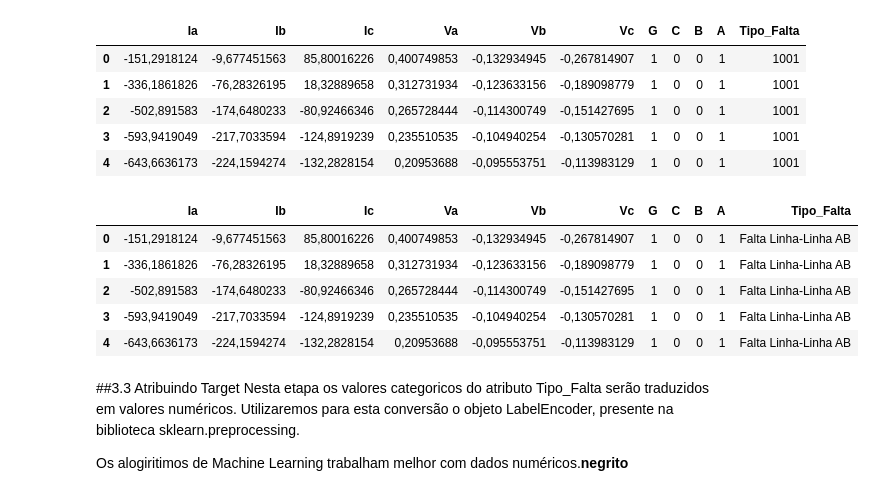
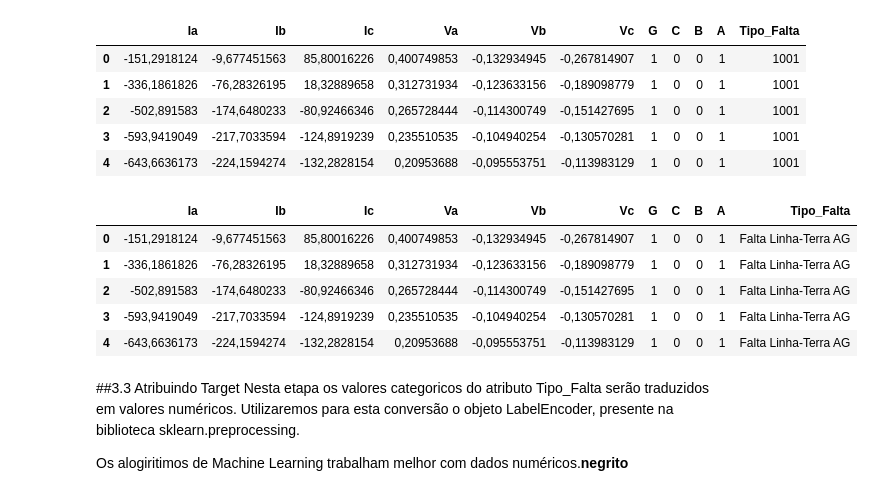
Before and after one commit to wilton-jose/MVP-Machine-Learning, a Jupyter notebook: MVP_PUCRIO_Wilton.ipynb, the cells around one changed output. Saved outputs shown, nothing was run; the diff lists cells and outputs as text; code cells hidden in the pictures.

```diff
--- a/MVP_PUCRIO_Wilton.ipynb
+++ b/MVP_PUCRIO_Wilton.ipynb
@@ -140,33 +140,33 @@ df.head()
 # %%
 #Dicionário: Definindo o tipo de falta
 DicionarioTipoFalta = {
     '0000': 'Sem Falta',
-    '1000': 'Falta Linha para terra A',
-    '0100': 'Falta linha para terra B',
-    '0010': 'Falta linha para terra C',
-    '0011': 'Falta Linha-Linha BC',
+    '0001': 'Falta para terra A',
+    '0010': 'Falta para terra B',
+    '0100': 'Falta para terra C',
+    '0011': 'Falta Linha-Linha AB',
     '0101': 'Falta Linha-Linha AC',
-    '1001': 'Falta Linha-Linha AB',
-    '1010': 'Falta Linha-Linha-Terra AB',
-    '0101': 'Falta Linha-Linha-Terra AC',
-    '0110': 'Falta Linha-Linha-Terra BC',
+    '1001': 'Falta Linha-Terra AG',
+    '1010': 'Falta Linha-Terra BG',
+    '0101': 'Falta Linha-Linha AC',
+    '0110': 'Falta Linha-Linha BC',
     '0111': 'Falta Trifásica',
     '1111': 'Falta Trifásica-Terra',
-    '1011': 'Falta Linha A Linha B para terra'
+    '1011': 'Falta Linha-Linha-Terra ABG'
 }
 
 #Convertendo os valores da coluna Tipo_Falta, nos valores do dicionário TipoFalta
 df['Tipo_Falta'] = df['Tipo_Falta'].map(DicionarioTipoFalta)
 
 #Visualizando o dataframe df
 df.head()
 # %% [output]
 |  | Ia | Ib | Ic | Va | Vb | Vc | G | C | B | A | Tipo_Falta |
-| 0 | -151,2918124 | -9,677451563 | 85,80016226 | 0,400749853 | -0,132934945 | -0,267814907 | 1 | 0 | 0 | 1 | Falta Linha-Linha AB |
-| 1 | -336,1861826 | -76,28326195 | 18,32889658 | 0,312731934 | -0,123633156 | -0,189098779 | 1 | 0 | 0 | 1 | Falta Linha-Linha AB |
-| 2 | -502,891583 | -174,6480233 | -80,92466346 | 0,265728444 | -0,114300749 | -0,151427695 | 1 | 0 | 0 | 1 | Falta Linha-Linha AB |
-| 3 | -593,9419049 | -217,7033594 | -124,8919239 | 0,235510535 | -0,104940254 | -0,130570281 | 1 | 0 | 0 | 1 | Falta Linha-Linha AB |
-| 4 | -643,6636173 | -224,1594274 | -132,2828154 | 0,20953688 | -0,095553751 | -0,113983129 | 1 | 0 | 0 | 1 | Falta Linha-Linha AB |
+| 0 | -151,2918124 | -9,677451563 | 85,80016226 | 0,400749853 | -0,132934945 | -0,267814907 | 1 | 0 | 0 | 1 | Falta Linha-Terra AG |
+| 1 | -336,1861826 | -76,28326195 | 18,32889658 | 0,312731934 | -0,123633156 | -0,189098779 | 1 | 0 | 0 | 1 | Falta Linha-Terra AG |
+| 2 | -502,891583 | -174,6480233 | -80,92466346 | 0,265728444 | -0,114300749 | -0,151427695 | 1 | 0 | 0 | 1 | Falta Linha-Terra AG |
+| 3 | -593,9419049 | -217,7033594 | -124,8919239 | 0,235510535 | -0,104940254 | -0,130570281 | 1 | 0 | 0 | 1 | Falta Linha-Terra AG |
+| 4 | -643,6636173 | -224,1594274 | -132,2828154 | 0,20953688 | -0,095553751 | -0,113983129 | 1 | 0 | 0 | 1 | Falta Linha-Terra AG |
 # %% [markdown]
 ##3.3 Atribuindo Target
 Nesta etapa os valores categoricos do atributo Tipo_Falta serão traduzidos em valores numéricos. Utilizaremos para esta conversão o objeto LabelEncoder, presente na biblioteca sklearn.preprocessing.
```
Also changed, not shown: parts of 6 cells of this notebook.
